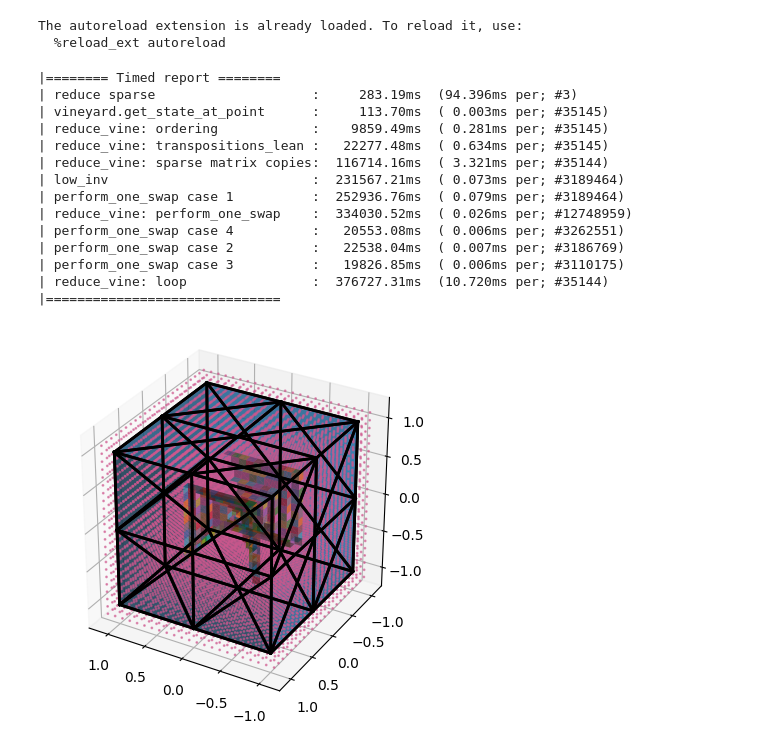
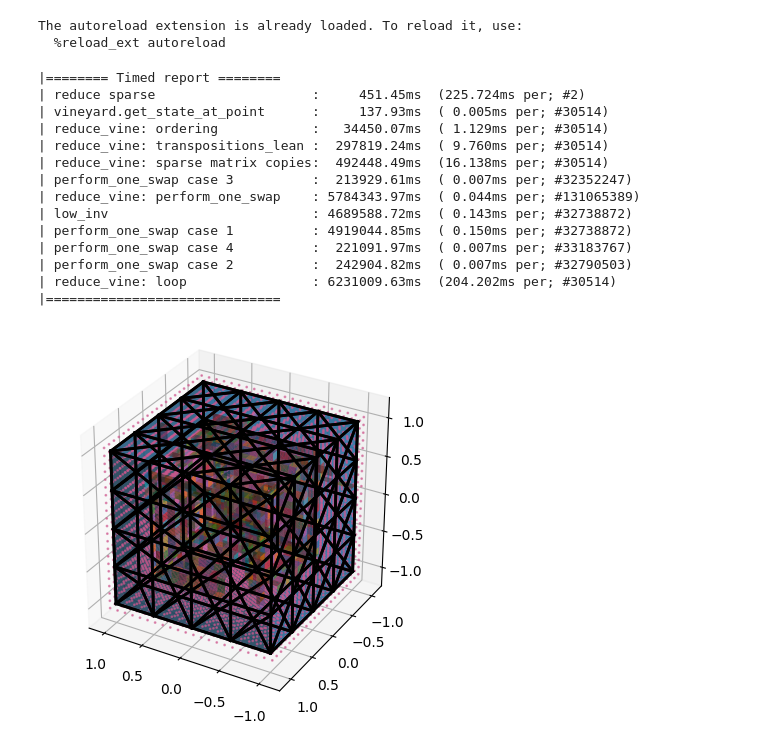
Before and after one commit to medial-ax/medial-ax, a Jupyter notebook: makethings.ipynb, the cells around one changed output. Drawn from its saved outputs; the diff is of its cells as text; code cells hidden in the pictures.

```diff
--- a/makethings.ipynb
+++ b/makethings.ipynb
@@ -58,7 +58,7 @@ def export_obj(ex: ex.Example, complex: cplx.complex, faces: List[np.ndarray]):
 The autoreload extension is already loaded. To reload it, use:
   %reload_ext autoreload
 # %%
-example = ex.cube_2
+example = ex.cube_3
 
 our_complex = inp.read_obj(example.filename)
 gridd = grid.Grid3.from_complex(our_complex, example.grid_size, buffer=example.grid_buffer)
@@ -78,43 +78,43 @@ class vineyard2(vin.vineyard):
       c1 = gridd.cell_of(a)
       c2 = gridd.cell_of(b)
       faces.append(gridd.dual_face(c1, c2))
 
 v = vineyard2(our_complex)
 
 n_edges = gridd.number_of_grid_edges()
 visit_count = 0
 def visit(new_cell: Tuple[int,int,int], old_cell: Tuple[int,int,int]):
   global visit_count
   visit_count += 1
   perf = visit_count / n_edges * 100
   print(f'visiting {visit_count}/{n_edges} ({perf:.1f}%)\r', end='')
   if old_cell is None:
     center_point = gridd.coordinate(new_cell)
     v.reduce(center_point)
   else:
     old_point = gridd.coordinate(old_cell)
     old_state = v.get_state_at_point(old_point)
     new_point = gridd.coordinate(new_cell)
     v.reduce_vine(old_state, new_point)
 
 gridd.flood_fill_visit(gridd.center_index(), visit)
 utils.Timed.report()
 
 ourplot.plot_vineyard_results(our_complex, gridd, faces, CameraOpt(azim=120, elev=30))
 export_obj(example, our_complex, faces)
 # %% [output]
 |======== Timed report ========
-| reduce sparse                    :     283.19ms  (94.396ms per; #3)
-| vineyard.get_state_at_point      :     113.70ms  ( 0.003ms per; #35145)
-| reduce_vine: ordering            :    9859.49ms  ( 0.281ms per; #35145)
-| reduce_vine: transpositions_lean :   22277.48ms  ( 0.634ms per; #35145)
-| reduce_vine: sparse matrix copies:  116714.16ms  ( 3.321ms per; #35144)
-| low_inv                          :  231567.21ms  ( 0.073ms per; #3189464)
-| perform_one_swap case 1          :  252936.76ms  ( 0.079ms per; #3189464)
-| reduce_vine: perform_one_swap    :  334030.52ms  ( 0.026ms per; #12748959)
-| perform_one_swap case 4          :   20553.08ms  ( 0.006ms per; #3262551)
-| perform_one_swap case 2          :   22538.04ms  ( 0.007ms per; #3186769)
-| perform_one_swap case 3          :   19826.85ms  ( 0.006ms per; #3110175)
-| reduce_vine: loop                :  376727.31ms  (10.720ms per; #35144)
+| reduce sparse                    :     451.45ms  (225.724ms per; #2)
+| vineyard.get_state_at_point      :     137.93ms  ( 0.005ms per; #30514)
+| reduce_vine: ordering            :   34450.07ms  ( 1.129ms per; #30514)
+| reduce_vine: transpositions_lean :  297819.24ms  ( 9.760ms per; #30514)
+| reduce_vine: sparse matrix copies:  492448.49ms  (16.138ms per; #30514)
+| perform_one_swap case 3          :  213929.61ms  ( 0.007ms per; #32352247)
+| reduce_vine: perform_one_swap    : 5784343.97ms  ( 0.044ms per; #131065389)
+| low_inv                          : 4689588.72ms  ( 0.143ms per; #32738872)
+| perform_one_swap case 1          : 4919044.85ms  ( 0.150ms per; #32738872)
+| perform_one_swap case 4          :  221091.97ms  ( 0.007ms per; #33183767)
+| perform_one_swap case 2          :  242904.82ms  ( 0.007ms per; #32790503)
+| reduce_vine: loop                : 6231009.63ms  (204.202ms per; #30514)
 |==============================
-[figure, old version]
+[figure, new version]
```
Also changed, not shown: parts of 1 cell of this notebook, 1 other file.
